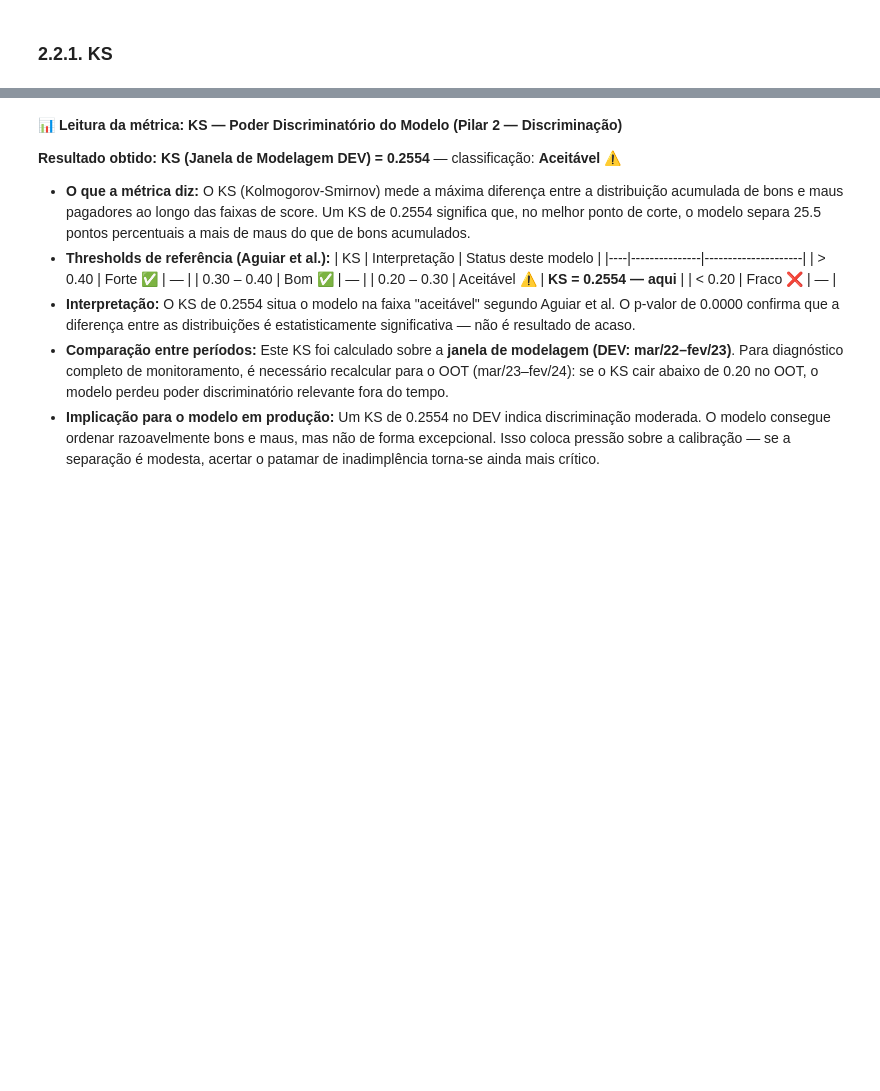
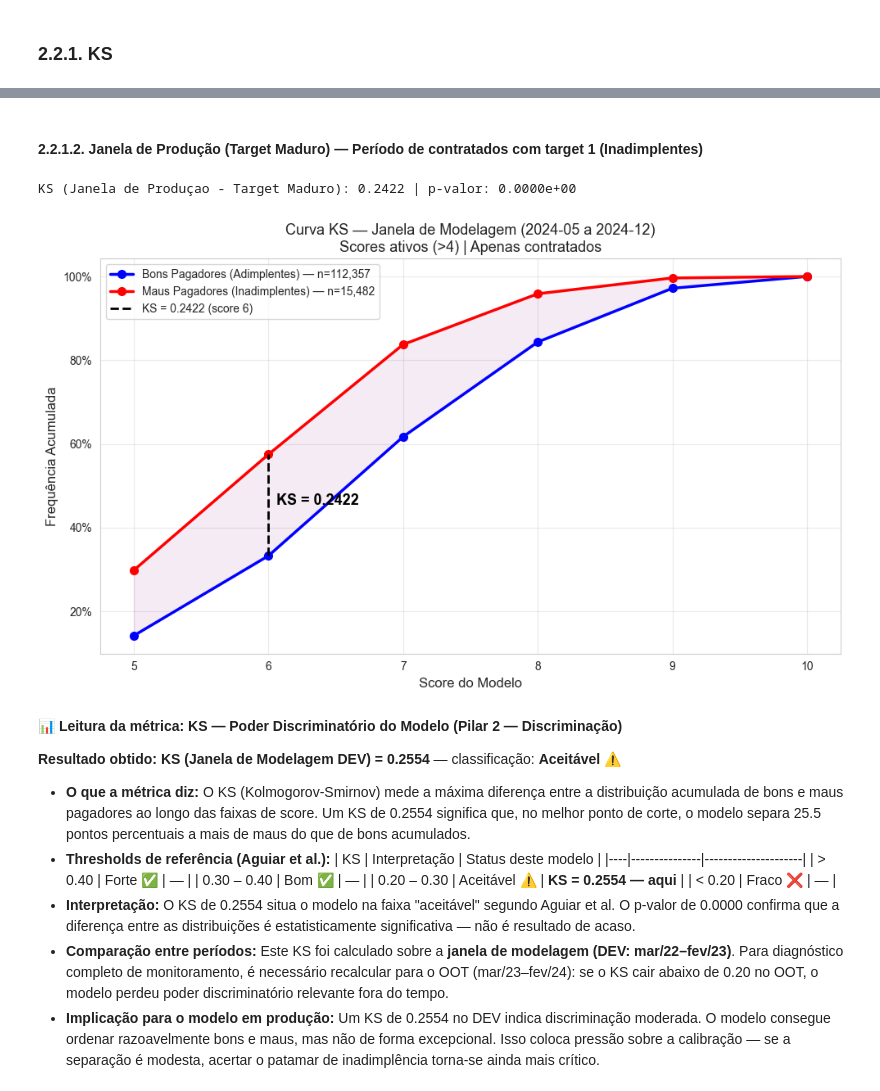
Before and after one commit to paulawehdorn/credit_default_monitoramento_de_modelos, a Jupyter notebook: notebook/mm_trab.ipynb, the cells around one changed output, grey strips where cells are left out. Drawn from its saved outputs; the diff is of its cells as text; code cells hidden in the pictures; blank space fills up the shorter version.

```diff
--- a/notebook/mm_trab.ipynb
+++ b/notebook/mm_trab.ipynb
@@ -1539,3 +1539,72 @@ plt.show()
+# %% [markdown]
+#### 2.2.1.2. Janela de Produção (Target Maduro) — Período de contratados com target 1 (Inadimplentes)
+# %%
+DT_MODELAGEM_INICIO   = '2024-05-01' # Produção (Target Maduro)
+DT_MODELAGEM_FIM      = '2024-12-01' # Produção (Target Maduro)
+SCORE_MINIMO          = 4
+
+filtro_ks = ((df['ano_mes'] >= DT_MODELAGEM_INICIO) &
+             (df['ano_mes'] <= DT_MODELAGEM_FIM) &
+             (df['score'] > SCORE_MINIMO))
+y_target = df[filtro_ks]['target'].values
+y_score  = df[filtro_ks]['score'].values
+ks, p_value = calcular_ks(y_target, y_score)
+print(f"KS (Janela de Produçao - Target Maduro): {ks:.4f} | p-valor: {p_value:.4e}")
+# %% [output]
+KS (Janela de Produçao - Target Maduro): 0.2422 | p-valor: 0.0000e+00
+# %%
+# Curva KS — padrão de mercado em crédito
+# Mostra distribuição acumulada de bons e maus pagadores por faixa de score
+df_modelagem_ks = df[
+    (df['ano_mes'] >= DT_MODELAGEM_INICIO) &
+    (df['ano_mes'] <= DT_MODELAGEM_FIM) &
+    (df['score'] > SCORE_MINIMO) &
+    (df['contratado'] == 1)
+].copy()
+
+scores_range = sorted(df_modelagem_ks['score'].unique())
+total_bons = (df_modelagem_ks['target'] == 0).sum()
+total_maus = (df_modelagem_ks['target'] == 1).sum()
+
+cdf_bons = [((df_modelagem_ks['target'] == 0) & (df_modelagem_ks['score'] <= s)).sum() / total_bons
+            for s in scores_range]
+cdf_maus = [((df_modelagem_ks['target'] == 1) & (df_modelagem_ks['score'] <= s)).sum() / total_maus
+            for s in scores_range]
+diffs    = [abs(b - m) for b, m in zip(cdf_bons, cdf_maus)]
+ks_idx   = diffs.index(max(diffs))
+
+fig, ax = plt.subplots(figsize=(10, 6))
+
+ax.plot(scores_range, cdf_bons, 'b-o', linewidth=2.5, markersize=7,
+        label=f'Bons Pagadores (Adimplentes) — n={total_bons:,}')
+ax.plot(scores_range, cdf_maus, 'r-o', linewidth=2.5, markersize=7,
+        label=f'Maus Pagadores (Inadimplentes) — n={total_maus:,}')
+
+ax.vlines(scores_range[ks_idx],
+          min(cdf_bons[ks_idx], cdf_maus[ks_idx]),
+          max(cdf_bons[ks_idx], cdf_maus[ks_idx]),
+          color='black', linestyle='--', linewidth=2,
+          label=f'KS = {max(diffs):.4f} (score {scores_range[ks_idx]})')
+
+mid_y = (cdf_bons[ks_idx] + cdf_maus[ks_idx]) / 2
+ax.annotate(f'  KS = {max(diffs):.4f}',
+            xy=(scores_range[ks_idx], mid_y),
+            fontsize=13, fontweight='bold', color='black')
+
+ax.fill_between(scores_range, cdf_bons, cdf_maus, alpha=0.08, color='purple')
+
+ax.set_xlabel('Score do Modelo', fontsize=12)
+ax.set_ylabel('Frequência Acumulada', fontsize=12)
+ax.set_title(f'Curva KS — Janela de Modelagem ({DT_MODELAGEM_INICIO[:7]} a {DT_MODELAGEM_FIM[:7]})\n'
+             f'Scores ativos (>{SCORE_MINIMO}) | Apenas contratados', fontsize=13)
+ax.set_xticks(scores_range)
+ax.yaxis.set_major_formatter(plt.FuncFormatter(lambda y, _: f'{y:.0%}'))
+ax.legend(fontsize=10)
+ax.grid(True, alpha=0.4)
+plt.tight_layout()
+plt.show()
+# %% [output]
+[figure, added]
 # %% [markdown]
 📊 **Leitura da métrica: KS — Poder Discriminatório do Modelo (Pilar 2 — Discriminação)**
 
```
Also changed, not shown: parts of 6 cells of this notebook.
